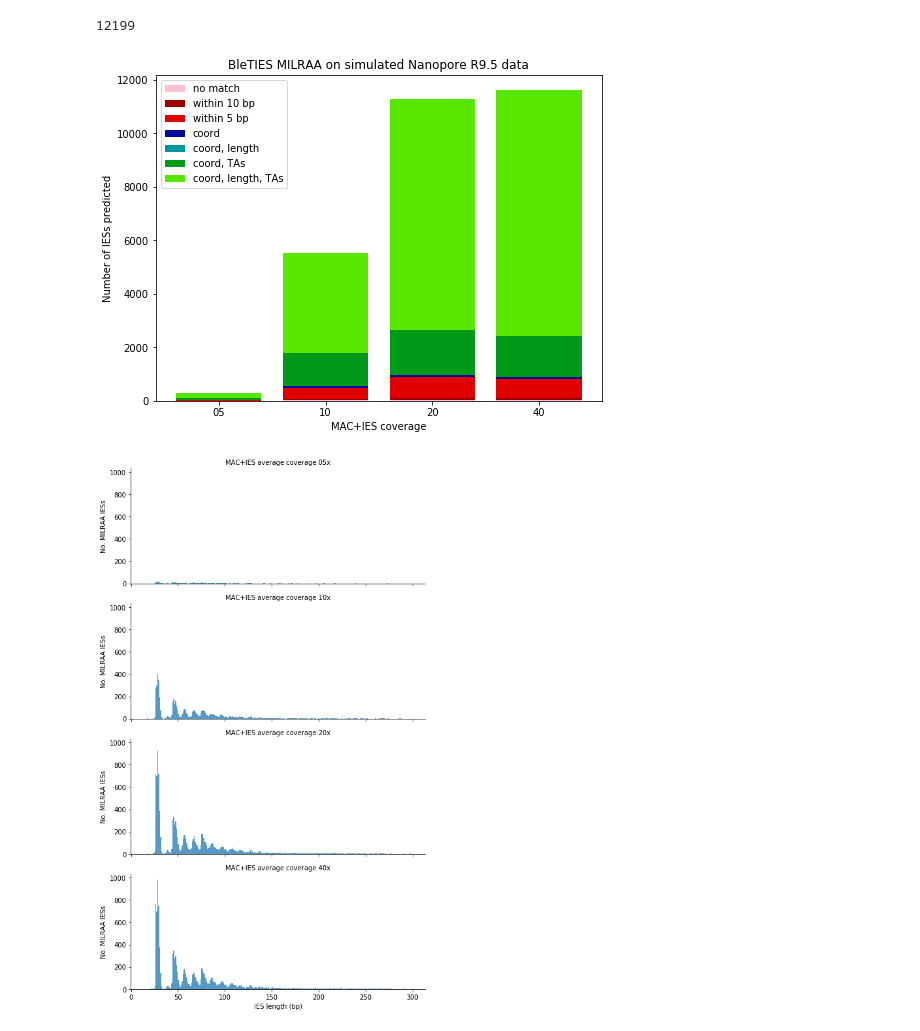
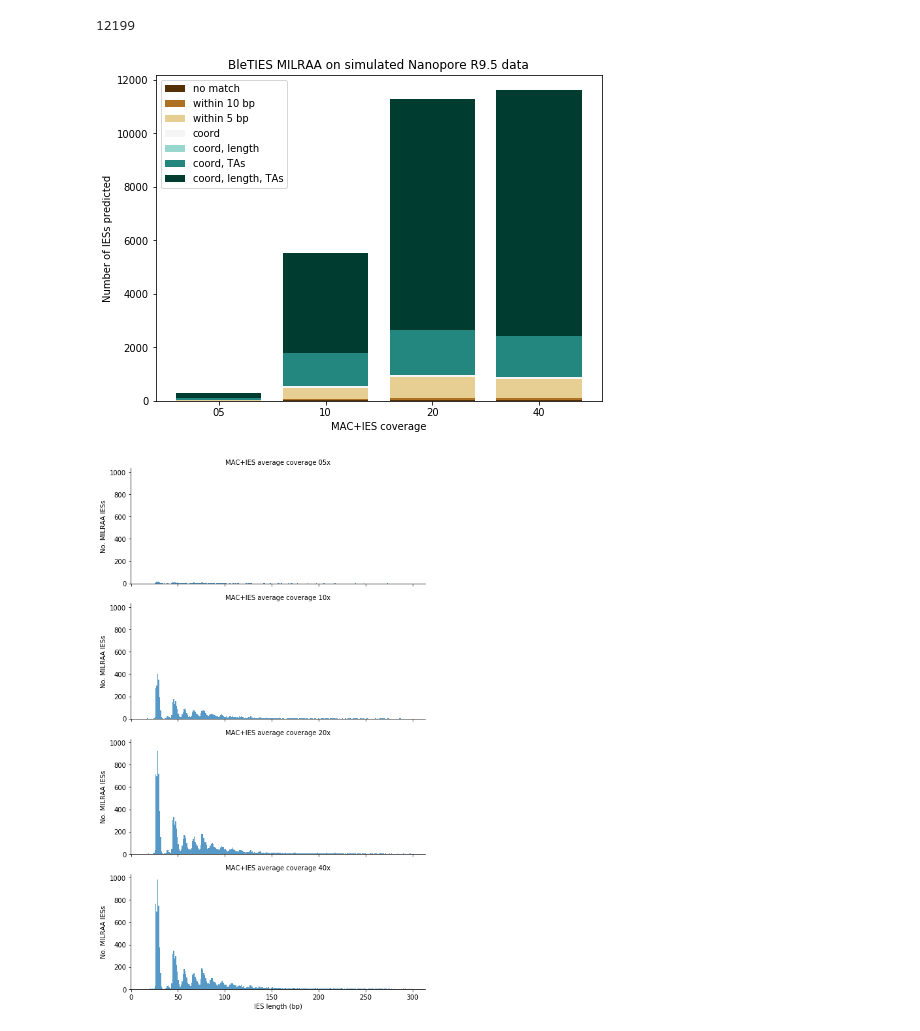
Before and after one commit to Swart-lab/bleties-test-ptet, a Jupyter notebook: Evaluate_BleTIES_MILRAA_with_simulated_ONT_R9.5_reads.ipynb, the cells around one changed output. Cells and saved outputs as stored; diff of their text form; code cells hidden in the pictures.

Commit message:
Change colors to colorblind friendly palette

```diff
--- a/Evaluate_BleTIES_MILRAA_with_simulated_ONT_R9.5_reads.ipynb
+++ b/Evaluate_BleTIES_MILRAA_with_simulated_ONT_R9.5_reads.ipynb
@@ -128,28 +128,30 @@ sum([len(iescoords[scaff]) for scaff in iescoords])
 # %% [output]
 12199
 # %%
+# Summarize key statistics in a single bargraph
+pal = plt.get_cmap('BrBG', 7) # palette
 plt.figure(figsize=(8,6))
-plt.bar(ctsspread['iescov'], ctsspread['nomatch'], label='no match', color='pink')
-plt.bar(ctsspread['iescov'], ctsspread['coord_10'], label='within 10 bp', color='#9a0000',
+plt.bar(ctsspread['iescov'], ctsspread['nomatch'], label='no match', color=pal(0))
+plt.bar(ctsspread['iescov'], ctsspread['coord_10'], label='within 10 bp', color=pal(1),
         bottom = ctsspread['nomatch'])
-plt.bar(ctsspread['iescov'], ctsspread['coord_5'], label='within 5 bp', color='#e10000',
+plt.bar(ctsspread['iescov'], ctsspread['coord_5'], label='within 5 bp', color=pal(2),
         bottom = ctsspread['nomatch'] + ctsspread['coord_10'])
-plt.bar(ctsspread['iescov'],ctsspread['coord'], label='coord', color='#000a9a',
+plt.bar(ctsspread['iescov'],ctsspread['coord'], label='coord', color=pal(3),
         bottom = ctsspread['nomatch'] + ctsspread['coord_10'] + ctsspread['coord_5'])
-plt.bar(ctsspread['iescov'],ctsspread['coord_len'], label='coord, length', color='#00969a',
+plt.bar(ctsspread['iescov'],ctsspread['coord_len'], label='coord, length', color=pal(4),
         bottom = ctsspread['nomatch'] + ctsspread['coord_10'] + ctsspread['coord_5'] + ctsspread['coord'])
-plt.bar(ctsspread['iescov'],ctsspread['coord_TA'], label='coord, TAs', color='#009a1a',
+plt.bar(ctsspread['iescov'],ctsspread['coord_TA'], label='coord, TAs', color=pal(5),
         bottom = ctsspread['nomatch'] + ctsspread['coord_10'] + ctsspread['coord_5'] + ctsspread['coord'] + ctsspread['coord_len'])
-plt.bar(ctsspread['iescov'],ctsspread['coord_TA_len'], label='coord, length, TAs', color='#59e700',
+plt.bar(ctsspread['iescov'],ctsspread['coord_TA_len'], label='coord, length, TAs', color=pal(6),
         bottom = ctsspread['nomatch'] + ctsspread['coord_10'] + ctsspread['coord_5'] + ctsspread['coord'] + ctsspread['coord_len'] + ctsspread['coord_TA'])
 plt.legend()
 plt.xlabel("MAC+IES coverage")
 plt.ylabel("Number of IESs predicted")
 plt.title("BleTIES MILRAA on simulated Nanopore R9.5 data")
 plt.savefig("plots/ptet_sim_ontR95.mix.ies_results.png")
 plt.savefig("plots/ptet_sim_ontR95.mix.ies_results.pdf")
 # %% [output]
-[figure, old version]
+[figure, new version]
 # %%
 # Lenths for original IES annotations
 ieslens = []
```
Also changed, not shown: 1 other file.
